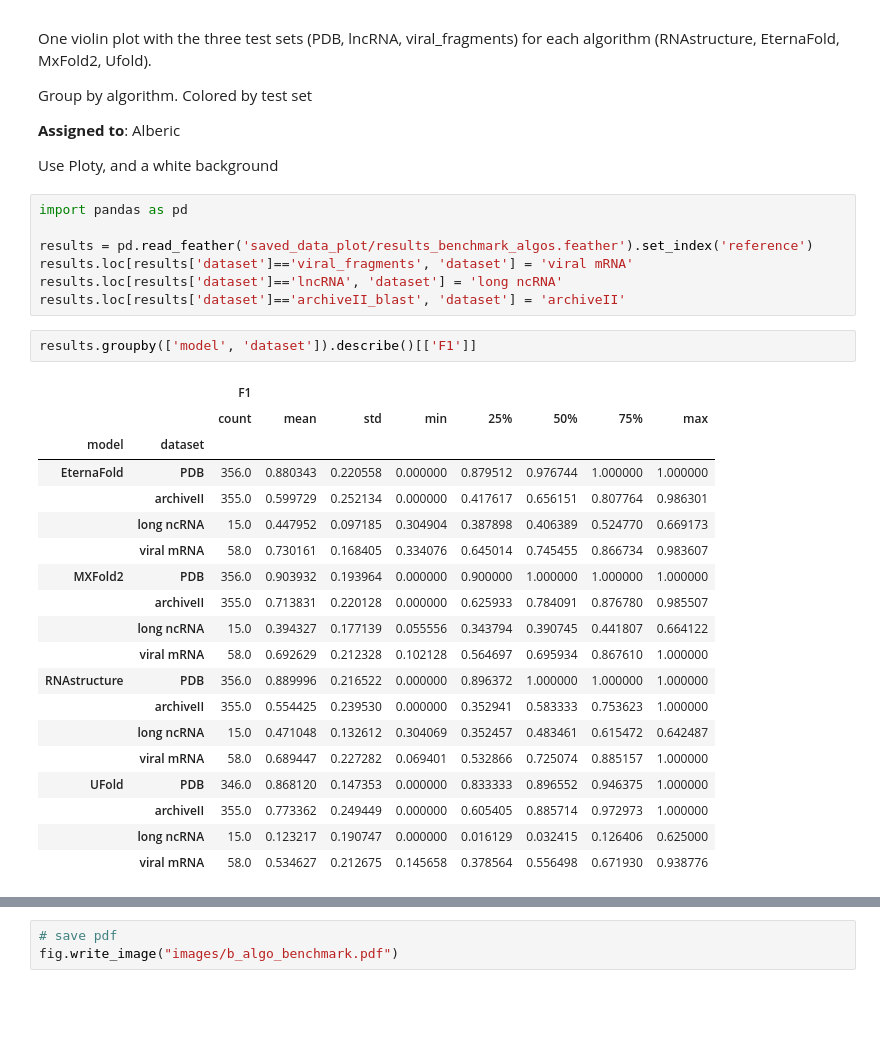
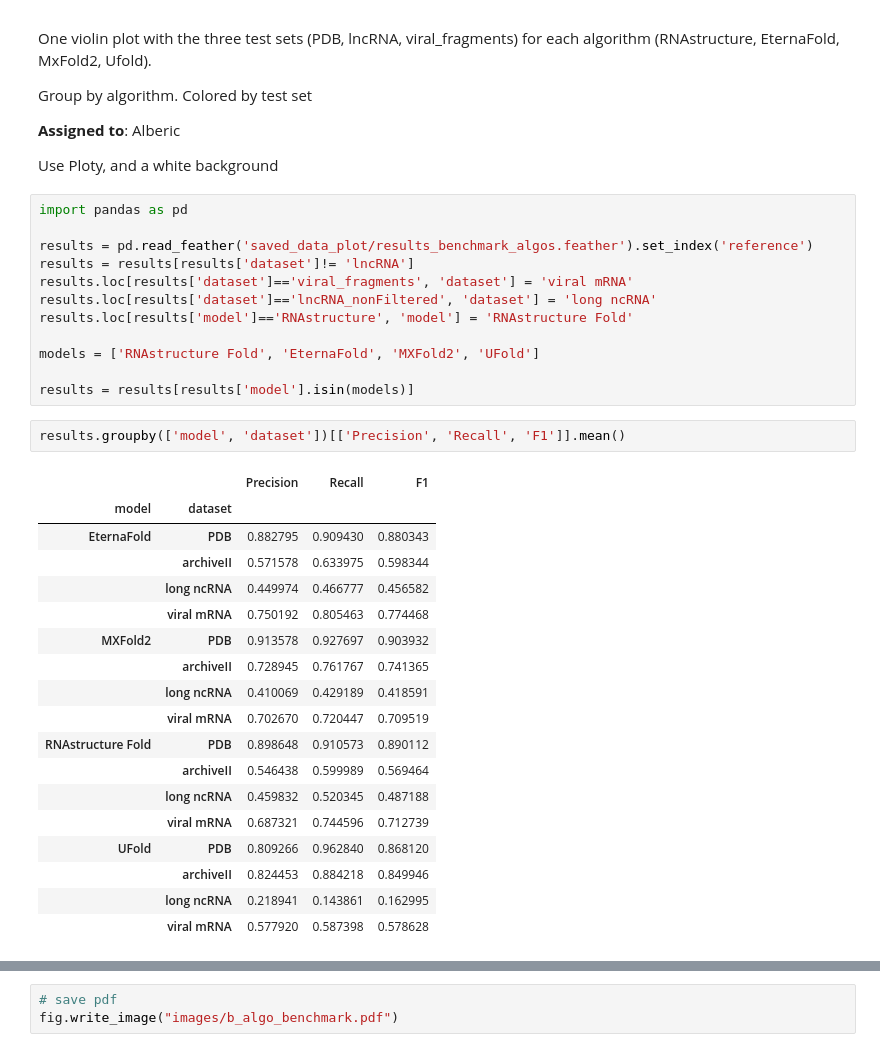
Before and after one commit to rouskinlab/efold_figures, a Jupyter notebook: Figure1/b_algo_benchmark.ipynb, the cells around one changed output, grey strips where cells are left out. Drawn from its saved outputs; the diff is of its cells as text; blank space fills up the shorter version.

```diff
--- a/Figure1/b_algo_benchmark.ipynb
+++ b/Figure1/b_algo_benchmark.ipynb
@@ -13,31 +13,35 @@ Use Ploty, and a white background
 import pandas as pd
 
 results = pd.read_feather('saved_data_plot/results_benchmark_algos.feather').set_index('reference')
+results = results[results['dataset']!= 'lncRNA']
 results.loc[results['dataset']=='viral_fragments', 'dataset'] = 'viral mRNA'
-results.loc[results['dataset']=='lncRNA', 'dataset'] = 'long ncRNA'
-results.loc[results['dataset']=='archiveII_blast', 'dataset'] = 'archiveII'
+results.loc[results['dataset']=='lncRNA_nonFiltered', 'dataset'] = 'long ncRNA'
+results.loc[results['model']=='RNAstructure', 'model'] = 'RNAstructure Fold'
+
+models = ['RNAstructure Fold', 'EternaFold', 'MXFold2', 'UFold']
+
+results = results[results['model'].isin(models)]
 # %%
-results.groupby(['model', 'dataset']).describe()[['F1']]
+results.groupby(['model', 'dataset'])[['Precision', 'Recall', 'F1']].mean()
 # %% [output]
-|  |  | F1 |  |  |  |  |  |  |  |
-|  |  | count | mean | std | min | 25% | 50% | 75% | max |
-| model | dataset |  |  |  |  |  |  |  |  |
-| EternaFold | PDB | 356.0 | 0.880343 | 0.220558 | 0.000000 | 0.879512 | 0.976744 | 1.000000 | 1.000000 |
-|  | archiveII | 355.0 | 0.599729 | 0.252134 | 0.000000 | 0.417617 | 0.656151 | 0.807764 | 0.986301 |
-|  | long ncRNA | 15.0 | 0.447952 | 0.097185 | 0.304904 | 0.387898 | 0.406389 | 0.524770 | 0.669173 |
-|  | viral mRNA | 58.0 | 0.730161 | 0.168405 | 0.334076 | 0.645014 | 0.745455 | 0.866734 | 0.983607 |
-| MXFold2 | PDB | 356.0 | 0.903932 | 0.193964 | 0.000000 | 0.900000 | 1.000000 | 1.000000 | 1.000000 |
-|  | archiveII | 355.0 | 0.713831 | 0.220128 | 0.000000 | 0.625933 | 0.784091 | 0.876780 | 0.985507 |
-|  | long ncRNA | 15.0 | 0.394327 | 0.177139 | 0.055556 | 0.343794 | 0.390745 | 0.441807 | 0.664122 |
-|  | viral mRNA | 58.0 | 0.692629 | 0.212328 | 0.102128 | 0.564697 | 0.695934 | 0.867610 | 1.000000 |
-| RNAstructure | PDB | 356.0 | 0.889996 | 0.216522 | 0.000000 | 0.896372 | 1.000000 | 1.000000 | 1.000000 |
-|  | archiveII | 355.0 | 0.554425 | 0.239530 | 0.000000 | 0.352941 | 0.583333 | 0.753623 | 1.000000 |
-|  | long ncRNA | 15.0 | 0.471048 | 0.132612 | 0.304069 | 0.352457 | 0.483461 | 0.615472 | 0.642487 |
-|  | viral mRNA | 58.0 | 0.689447 | 0.227282 | 0.069401 | 0.532866 | 0.725074 | 0.885157 | 1.000000 |
-| UFold | PDB | 346.0 | 0.868120 | 0.147353 | 0.000000 | 0.833333 | 0.896552 | 0.946375 | 1.000000 |
-|  | archiveII | 355.0 | 0.773362 | 0.249449 | 0.000000 | 0.605405 | 0.885714 | 0.972973 | 1.000000 |
-|  | long ncRNA | 15.0 | 0.123217 | 0.190747 | 0.000000 | 0.016129 | 0.032415 | 0.126406 | 0.625000 |
-|  | viral mRNA | 58.0 | 0.534627 | 0.212675 | 0.145658 | 0.378564 | 0.556498 | 0.671930 | 0.938776 |
+|  |  | Precision | Recall | F1 |
+| model | dataset |  |  |  |
+| EternaFold | PDB | 0.882795 | 0.909430 | 0.880343 |
+|  | archiveII | 0.571578 | 0.633975 | 0.598344 |
+|  | long ncRNA | 0.449974 | 0.466777 | 0.456582 |
+|  | viral mRNA | 0.750192 | 0.805463 | 0.774468 |
+| MXFold2 | PDB | 0.913578 | 0.927697 | 0.903932 |
+|  | archiveII | 0.728945 | 0.761767 | 0.741365 |
+|  | long ncRNA | 0.410069 | 0.429189 | 0.418591 |
+|  | viral mRNA | 0.702670 | 0.720447 | 0.709519 |
+| RNAstructure Fold | PDB | 0.898648 | 0.910573 | 0.890112 |
+|  | archiveII | 0.546438 | 0.599989 | 0.569464 |
+|  | long ncRNA | 0.459832 | 0.520345 | 0.487188 |
+|  | viral mRNA | 0.687321 | 0.744596 | 0.712739 |
+| UFold | PDB | 0.809266 | 0.962840 | 0.868120 |
+|  | archiveII | 0.824453 | 0.884218 | 0.849946 |
+|  | long ncRNA | 0.218941 | 0.143861 | 0.162995 |
+|  | viral mRNA | 0.577920 | 0.587398 | 0.578628 |
 # %%
 # Creat a box plot with plotly
 import plotly.graph_objects as go
```
Also changed, not shown: parts of 1 cell of this notebook, 3 other files.
